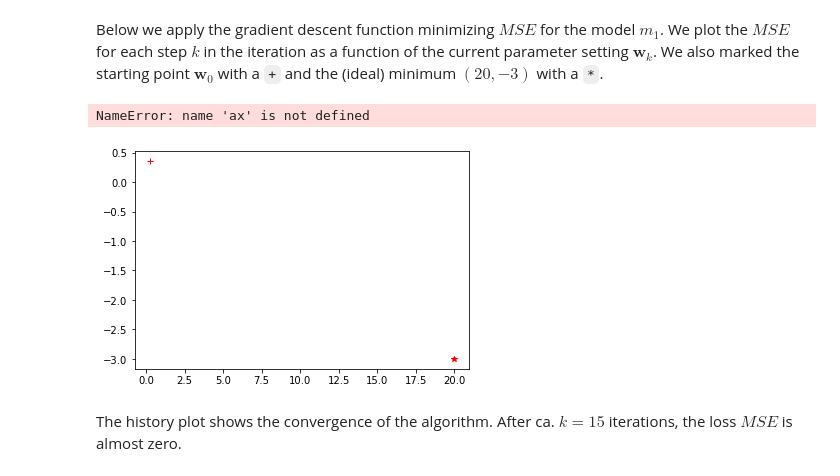
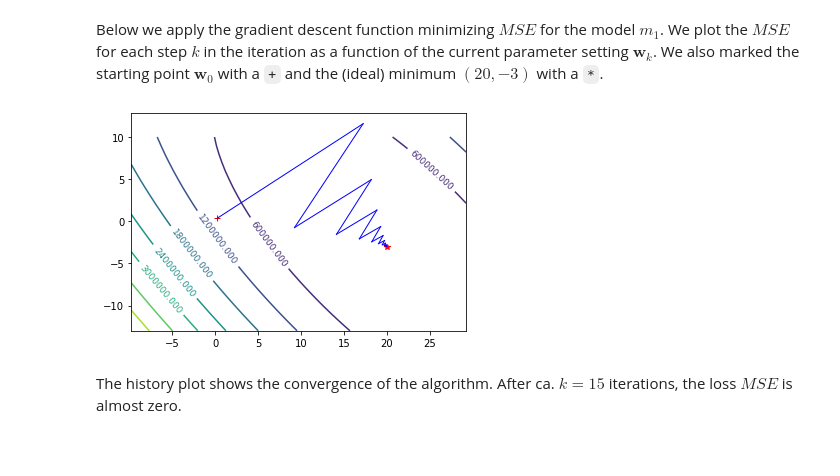
Before and after one commit to derekchased/Public-ML-Notebooks, a Jupyter notebook: DL_7-py-variants-sgd-optimization.ipynb, the cells around one changed output. Cells and saved outputs as stored; diff of their text form; code cells hidden in the pictures; blank space fills up the shorter version.

```diff
--- a/DL_7-py-variants-sgd-optimization.ipynb
+++ b/DL_7-py-variants-sgd-optimization.ipynb
@@ -211,26 +211,25 @@ Below we apply the gradient descent function minimizing $MSE$ for the model $m_1
 # %%
 # plot search space
 f = lambda a, b: mse1([a,b]) # convert to np array?
 
 # hold on
 plt.plot(a10,a20,'*r')
 plt.plot(ws0[0],ws0[1],'+r')
 
 # # gradient descent
 grad_loss = lambda ws: grad_mse(ws, m1, gradients1, XX, Y)
 K = 20;
 learning_eps = 0.00015;
 
-ws, history = grad_desc_mse(K, ws0, learning_eps, mse1, grad_loss, True, ax);
+ws, history = grad_desc_mse(K, ws0, learning_eps, mse1, grad_loss, True);
 interval   = np.arange( np.minimum(a10,ws0[0])-10, np.maximum(a10,ws0[0])+10, 1 )
 interval2  = np.arange( np.minimum(a20,ws0[1])-10, np.maximum(a20,ws0[1])+10, 1 )
 A,B = np.meshgrid(interval, interval2)
 plot3d(f, A, B, False) #3D contour
 
 plt.show()
 # %% [output]
-NameError: name 'ax' is not defined
-[figure, old version]
+[figure, new version]
 # %% [markdown]
 The history plot shows the convergence of the algorithm. After ca. $k=15$ iterations, the loss $MSE$ is almost zero.
 # %%
```
Also changed, not shown: parts of 36 cells of this notebook.
